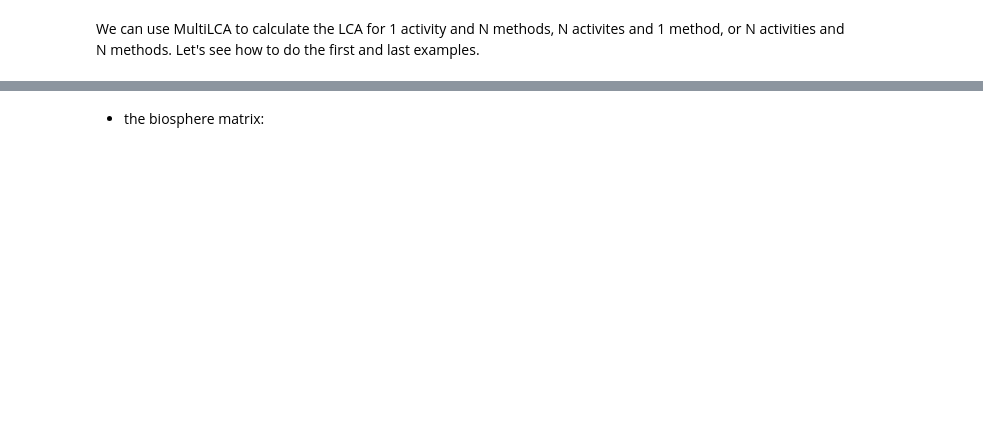
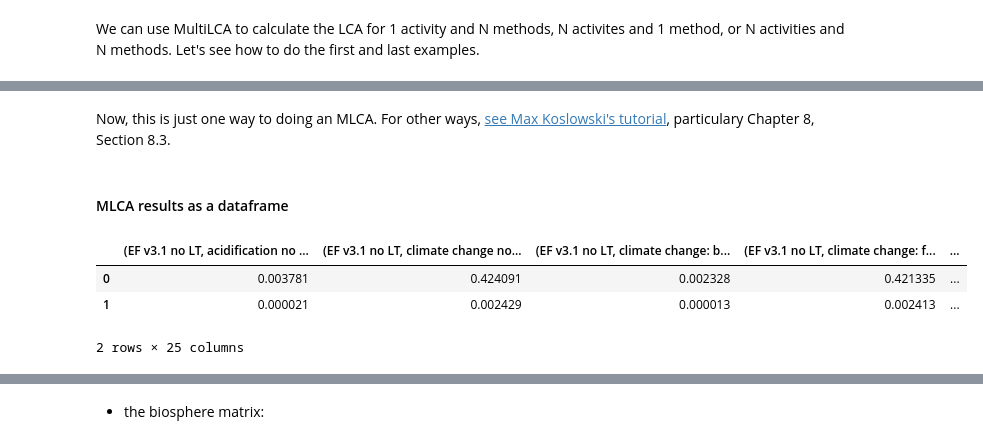
Before and after one commit to alyabolowich/bw25-tuto, a Jupyter notebook: BW25_tutorial_to_publish.ipynb, the cells around one changed output, grey strips where cells are left out. Cells and saved outputs as stored; diff of their text form; code cells hidden in the pictures; blank space fills up the shorter version.

```diff
--- a/BW25_tutorial_to_publish.ipynb
+++ b/BW25_tutorial_to_publish.ipynb
@@ -916,0 +913,12 @@ lca.technosphere_matrix
+# %% [markdown]
+Now, this is just one way to doing an MLCA. For other ways, [see Max Koslowski's tutorial](https://github.com/maximikos/Brightway2_Intro/blob/0e06bedaf0194225237c68d77c6c95e859c2e010/BW2_tutorial.ipynb), particulary Chapter 8, Section 8.3.
+# %% [markdown]
+#### MLCA results as a dataframe
+# %%
+dfresults = pd.DataFrame(mlca.results, columns=mlca.methods)
+dfresults
+# %% [output]
+|  | (EF v3.1 no LT, acidification no ... | (EF v3.1 no LT, climate change no... | (EF v3.1 no LT, climate change: b... | (EF v3.1 no LT, climate change: f... | ... |
+| 0 | 0.003781 | 0.424091 | 0.002328 | 0.421335 | ... |
+| 1 | 0.000021 | 0.002429 | 0.000013 | 0.002413 | ... |
+2 rows × 25 columns
```
Also changed, not shown: parts of 426 cells of this notebook.
